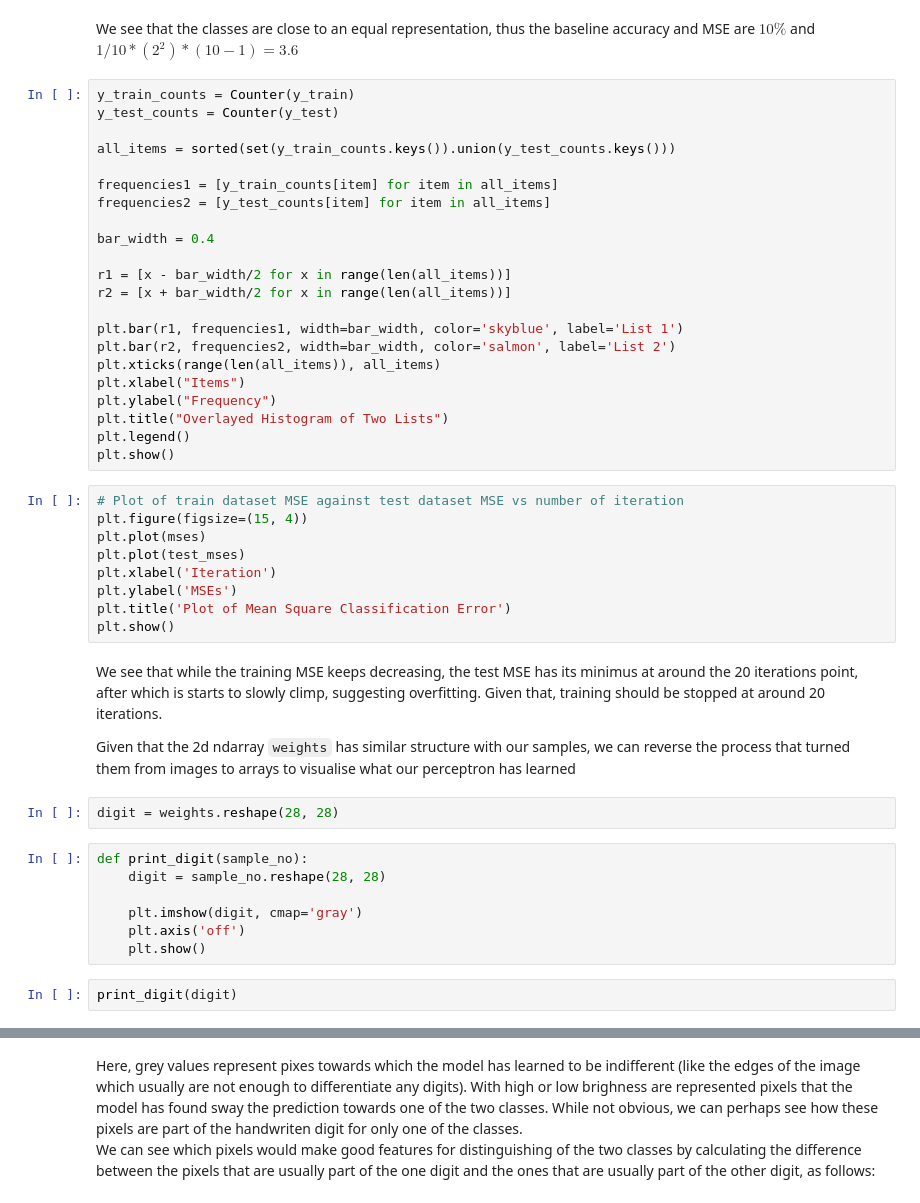
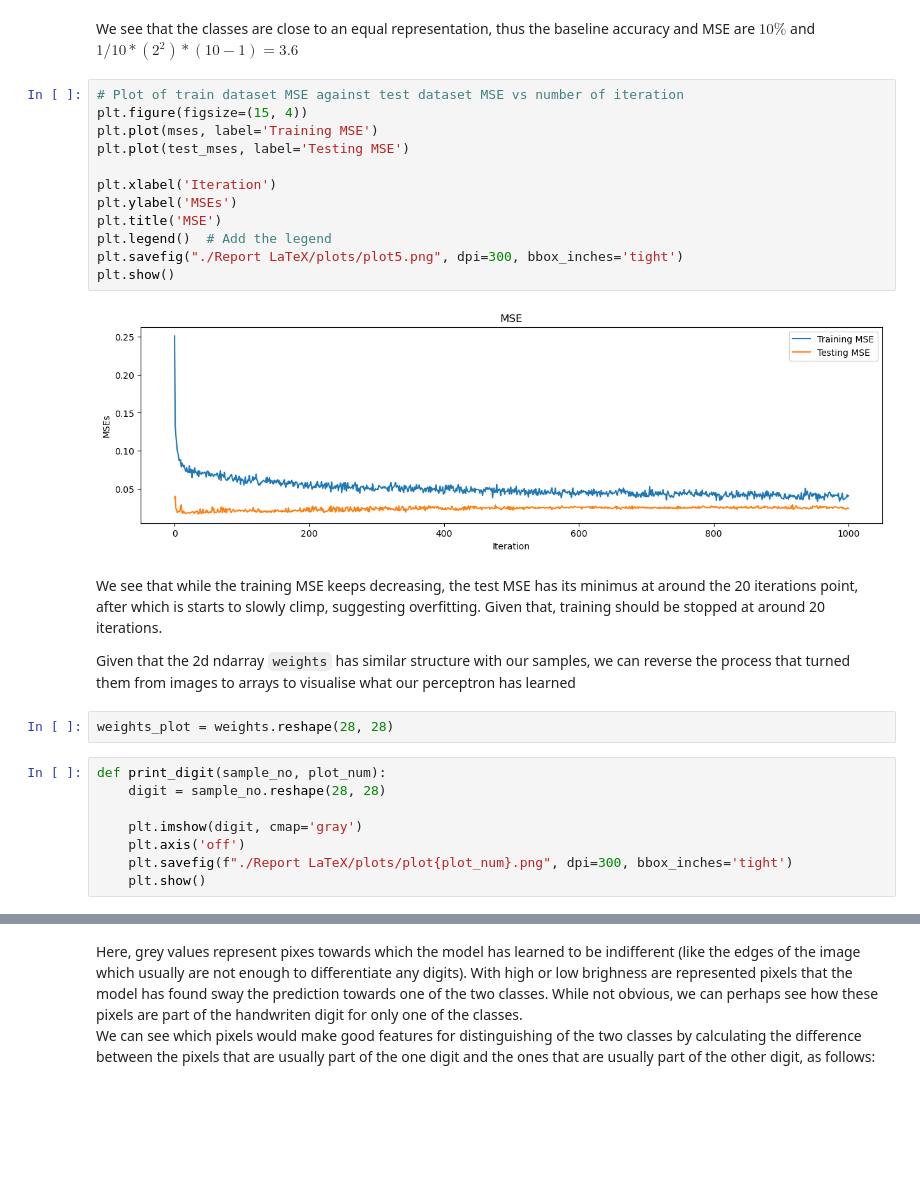
Before and after one commit to Manouil/ffoml, a Jupyter notebook: ga2_2.ipynb, the cells around one changed output, grey strips where cells are left out. Cells and saved outputs as stored; diff of their text form; blank space fills up the shorter version.

```diff
--- a/ga2_2.ipynb
+++ b/ga2_2.ipynb
@@ -308,48 +383,30 @@ plt.show()
 # %% [markdown]
 We see that the classes are close to an equal representation, thus the baseline accuracy and MSE are $10\%$ and $1/10*(2^2)*(10-1) = 3.6$
-# %%
-y_train_counts = Counter(y_train)
-y_test_counts = Counter(y_test)
-
-all_items = sorted(set(y_train_counts.keys()).union(y_test_counts.keys()))
-
-frequencies1 = [y_train_counts[item] for item in all_items]
-frequencies2 = [y_test_counts[item] for item in all_items]
-
-bar_width = 0.4
-
-r1 = [x - bar_width/2 for x in range(len(all_items))]
-r2 = [x + bar_width/2 for x in range(len(all_items))]
-
-plt.bar(r1, frequencies1, width=bar_width, color='skyblue', label='List 1')
-plt.bar(r2, frequencies2, width=bar_width, color='salmon', label='List 2')
-plt.xticks(range(len(all_items)), all_items)
-plt.xlabel("Items")
-plt.ylabel("Frequency")
-plt.title("Overlayed Histogram of Two Lists")
-plt.legend()
-plt.show()
 # %%
 # Plot of train dataset MSE against test dataset MSE vs number of iteration
 plt.figure(figsize=(15, 4))
-plt.plot(mses)
-plt.plot(test_mses)
+plt.plot(mses, label='Training MSE')
+plt.plot(test_mses, label='Testing MSE')
+
 plt.xlabel('Iteration')
 plt.ylabel('MSEs')
-plt.title('Plot of Mean Square Classification Error')
+plt.title('MSE')
+plt.legend()  # Add the legend
+plt.savefig("./Report LaTeX/plots/plot5.png", dpi=300, bbox_inches='tight')
 plt.show()
+# %% [output]
+[figure, added]
 # %% [markdown]
 We see that while the training MSE keeps decreasing, the test MSE has its minimus at around the 20 iterations point, after which is starts to slowly climp, suggesting overfitting. Given that, training should be stopped at around 20 iterations.
 
 Given that the 2d ndarray `weights` has similar structure with our samples, we can reverse the process that turned them from images to arrays to visualise what our perceptron has learned
 # %%
-digit = weights.reshape(28, 28)
+weights_plot = weights.reshape(28, 28)
 # %%
-def print_digit(sample_no):
+def print_digit(sample_no, plot_num):
     digit = sample_no.reshape(28, 28)
 
     plt.imshow(digit, cmap='gray')
     plt.axis('off')
+    plt.savefig(f"./Report LaTeX/plots/plot{plot_num}.png", dpi=300, bbox_inches='tight')
     plt.show()
-# %%
-print_digit(digit)
```
Also changed, not shown: parts of 40 cells of this notebook, 36 other files.
